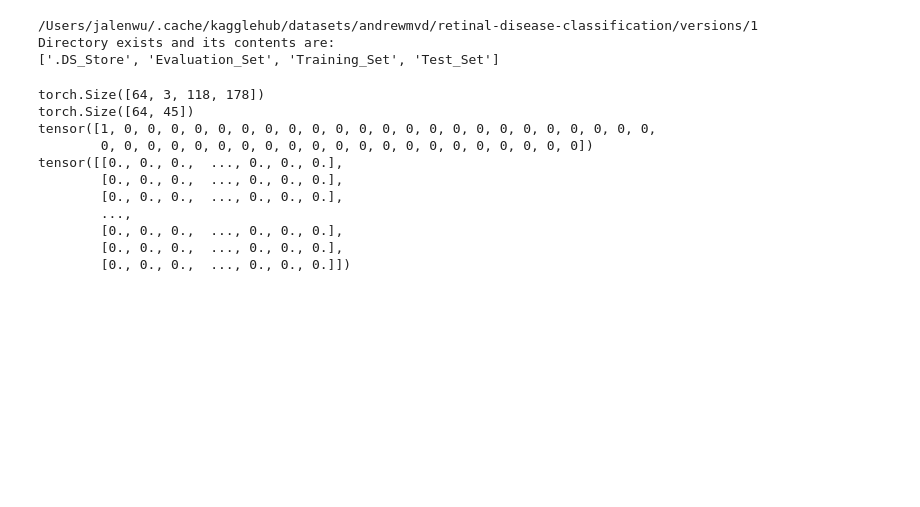
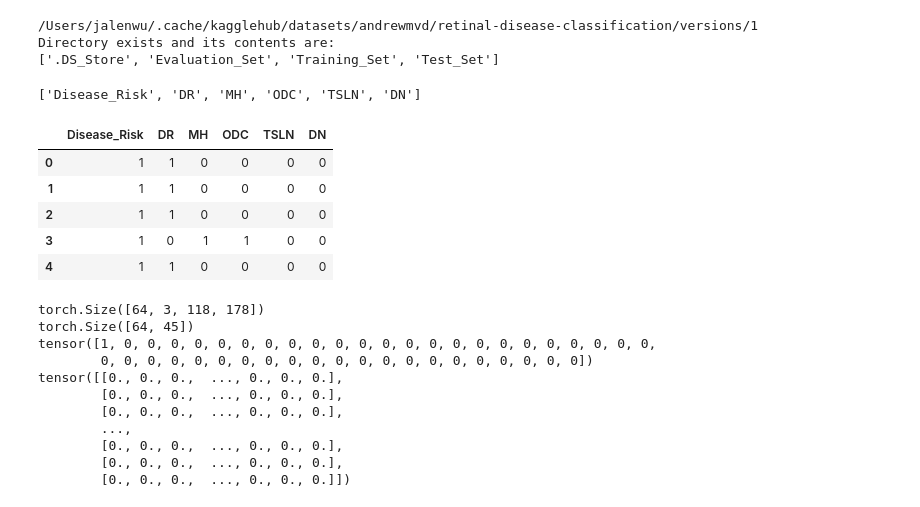
Before and after one commit to Jalen1/Retinal-Disease-Classification, a Jupyter notebook: DiseaseClassification.ipynb, the cells around one changed output. Cells and saved outputs as stored; diff of their text form; code cells hidden in the pictures; blank space fills up the shorter version.

Commit message:
change dataframe to have top 5 disease and change struct of dataset

```diff
--- a/DiseaseClassification.ipynb
+++ b/DiseaseClassification.ipynb
@@ -90,6 +91,39 @@ TRAINING_DIRECTORY = os.path.join(BASE_DIRECTORY, 'Training_Set', 'Training_Set'
 TRAINING_LABELS = os.path.join(BASE_DIRECTORY, 'Training_Set', 'Training_Set', 'RFMiD_Training_Labels.csv')
 TESTING_DIRECTORY = os.path.join(BASE_DIRECTORY, 'Test_Set', 'Test_Set', 'Test')
 TESTING_LABELS = os.path.join(BASE_DIRECTORY, 'Test_Set', 'Test_Set', 'RFMiD_Testing_Labels.csv')
+# %%
+# Delegated the dataframe creation outside of the dataset class
+training_labels_df = pd.read_csv(TRAINING_LABELS)
+testing_labels_df = pd.read_csv(TESTING_LABELS)
+# %%
+# Sorting the diseases by count and extracting the top 5.
+
+disease_counts = defaultdict(int)
+column_names = list(training_labels_df.columns)
+
+for column in column_names:
+    if column != 'ID' and column != 'Disease_Risk':
+        disease_counts[column] = training_labels_df[column].sum()
+
+sorted_disease_counts = sorted(disease_counts.items(), key=lambda item: item[1], reverse=True)
+keep_diseases = ['Disease_Risk']
+for i in range(5):
+    keep_diseases.append(sorted_disease_counts[i][0])
+
+print(keep_diseases)
+# %% [output]
+['Disease_Risk', 'DR', 'MH', 'ODC', 'TSLN', 'DN']
+# %%
+training_labels_df = training_labels_df.filter(keep_diseases)
+# %%
+training_labels_df.head()
+# %% [output]
+|  | Disease_Risk | DR | MH | ODC | TSLN | DN |
+| 0 | 1 | 1 | 0 | 0 | 0 | 0 |
+| 1 | 1 | 1 | 0 | 0 | 0 | 0 |
+| 2 | 1 | 1 | 0 | 0 | 0 | 0 |
+| 3 | 1 | 0 | 1 | 1 | 0 | 0 |
+| 4 | 1 | 1 | 0 | 0 | 0 | 0 |
 # %%
 class MultiClassDataset(Dataset):
     """
```
Also changed, not shown: parts of 8 cells of this notebook, 9 other files.
